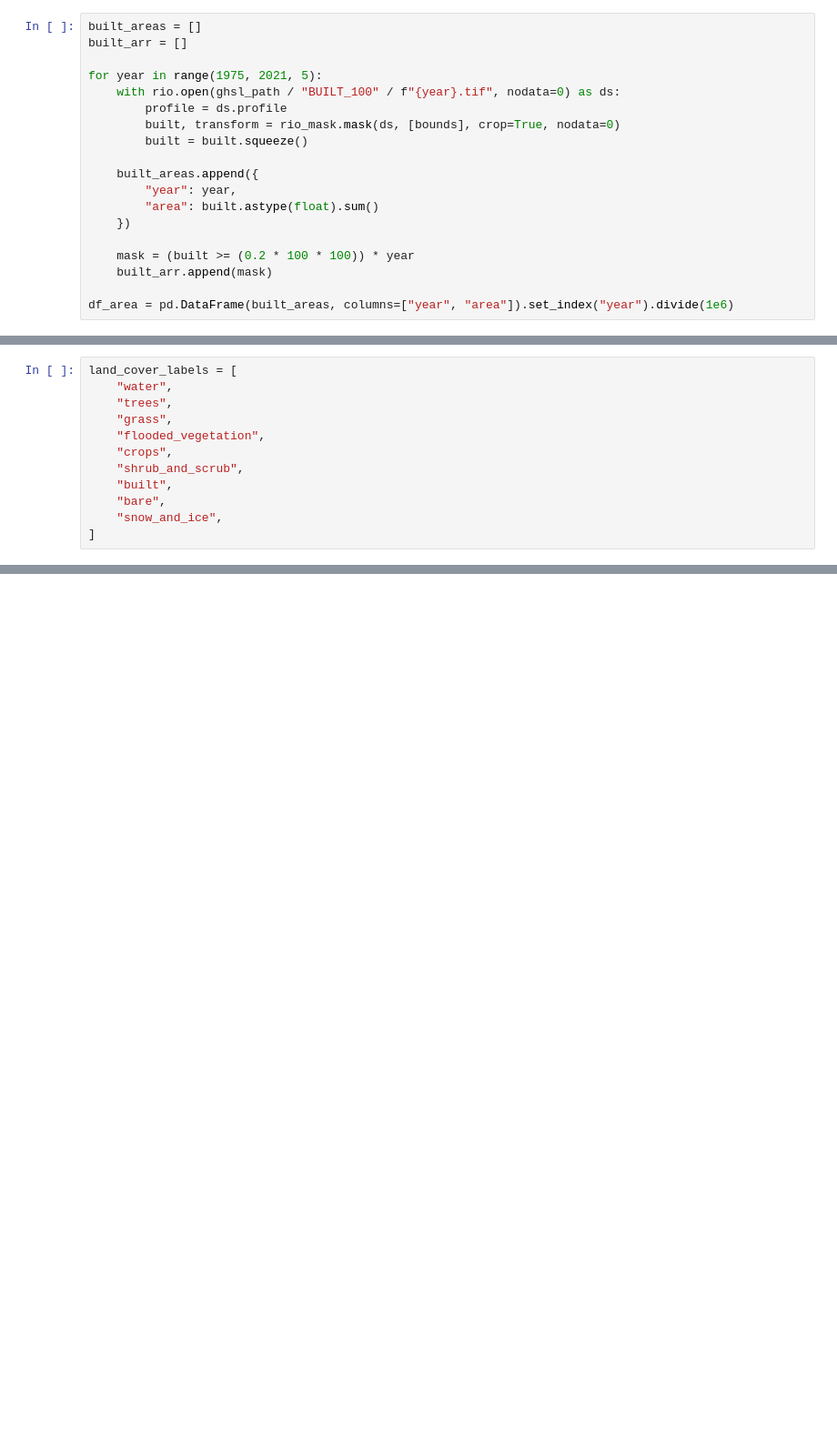
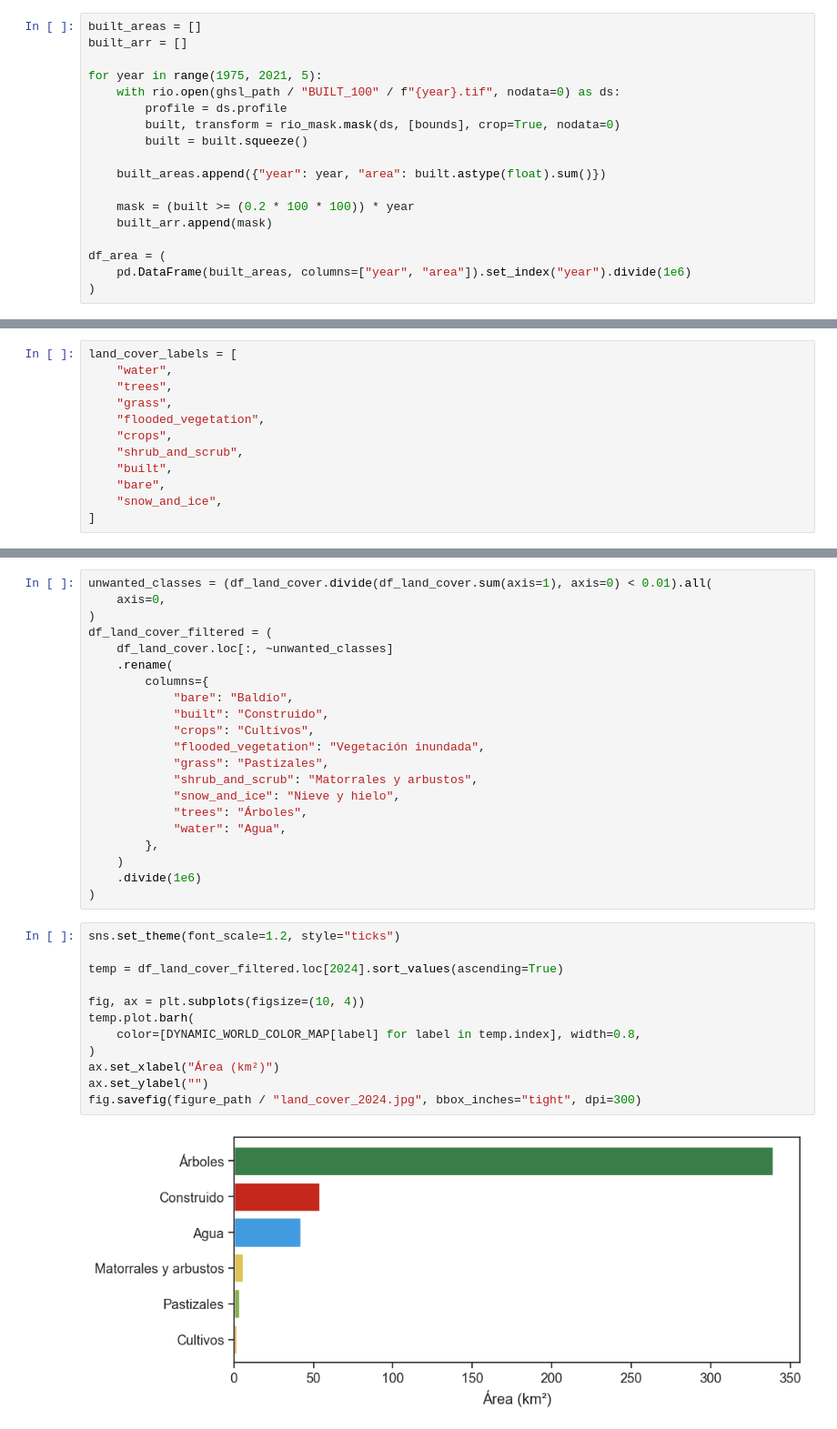
Before and after one commit to RodolfoFigueroa/iquitos, a Jupyter notebook: urbanization.ipynb, the cells around one changed output, grey strips where cells are left out. Shown at 91% size. Drawn from its saved outputs; the diff is of its cells as text; blank space fills up the shorter version.

```diff
--- a/urbanization.ipynb
+++ b/urbanization.ipynb
@@ -101,15 +106,14 @@ for year in range(1975, 2021, 5):
         built, transform = rio_mask.mask(ds, [bounds], crop=True, nodata=0)
         built = built.squeeze()
 
-    built_areas.append({
-        "year": year,
-        "area": built.astype(float).sum()
-    })
+    built_areas.append({"year": year, "area": built.astype(float).sum()})
 
     mask = (built >= (0.2 * 100 * 100)) * year
     built_arr.append(mask)
 
-df_area = pd.DataFrame(built_areas, columns=["year", "area"]).set_index("year").divide(1e6)
+df_area = (
+    pd.DataFrame(built_areas, columns=["year", "area"]).set_index("year").divide(1e6)
+)
 # %%
 sns.set_theme(font_scale=1.2, style="ticks")
 
@@ -214,0 +314,35 @@ df_land_cover = (
+# %%
+unwanted_classes = (df_land_cover.divide(df_land_cover.sum(axis=1), axis=0) < 0.01).all(
+    axis=0,
+)
+df_land_cover_filtered = (
+    df_land_cover.loc[:, ~unwanted_classes]
+    .rename(
+        columns={
+            "bare": "Baldío",
+            "built": "Construido",
+            "crops": "Cultivos",
+            "flooded_vegetation": "Vegetación inundada",
+            "grass": "Pastizales",
+            "shrub_and_scrub": "Matorrales y arbustos",
+            "snow_and_ice": "Nieve y hielo",
+            "trees": "Árboles",
+            "water": "Agua",
+        },
+    )
+    .divide(1e6)
+)
+# %%
+sns.set_theme(font_scale=1.2, style="ticks")
+
+temp = df_land_cover_filtered.loc[2024].sort_values(ascending=True)
+
+fig, ax = plt.subplots(figsize=(10, 4))
+temp.plot.barh(
+    color=[DYNAMIC_WORLD_COLOR_MAP[label] for label in temp.index], width=0.8,
+)
+ax.set_xlabel("Área (km²)")
+ax.set_ylabel("")
+fig.savefig(figure_path / "land_cover_2024.jpg", bbox_inches="tight", dpi=300)
+# %% [output]
+[figure, added]
```
Also changed, not shown: parts of 14 cells of this notebook, 5 other files.
